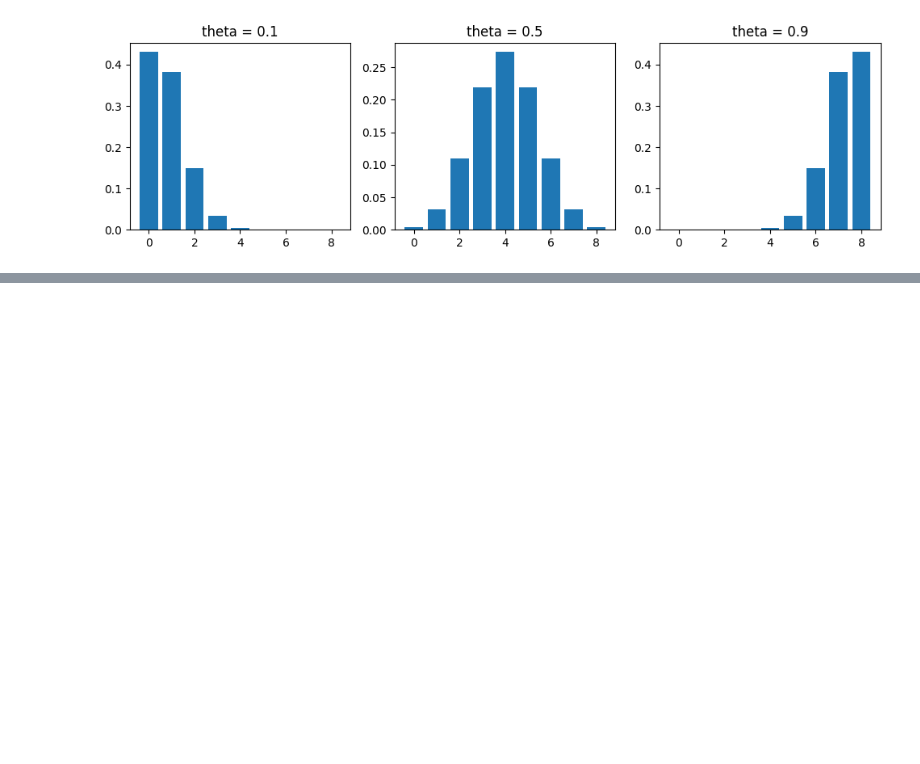
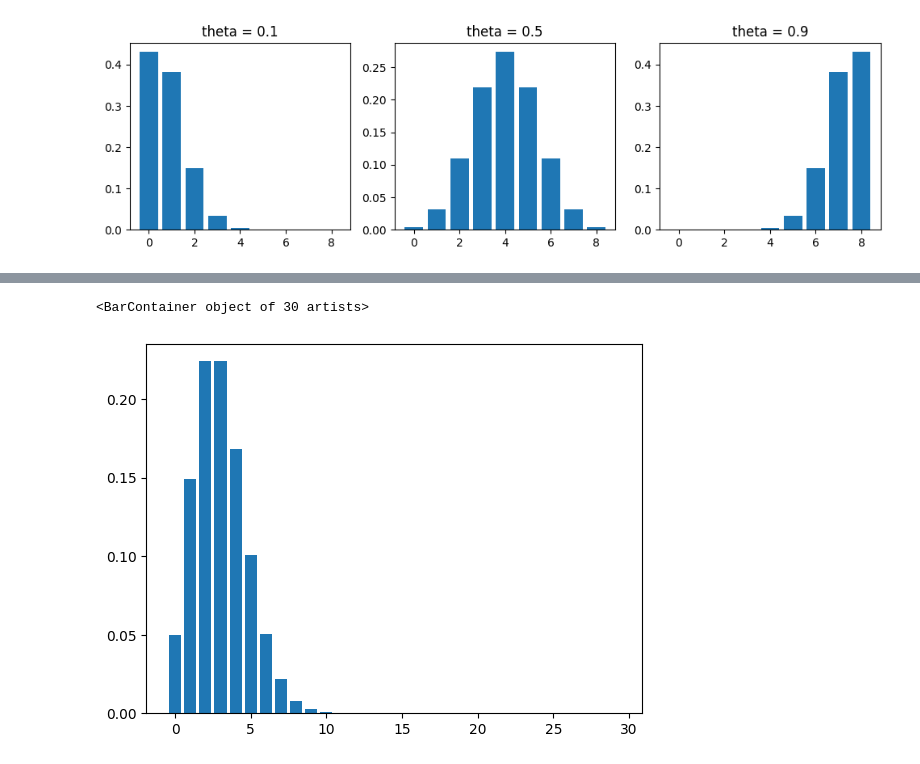
Before and after one commit to 1024xx4/bayes_machine_learning, a Jupyter notebook: probability_distribution.ipynb, the cells around one changed output, grey strips where cells are left out. Cells and saved outputs as stored; diff of their text form; code cells hidden in the pictures; blank space fills up the shorter version.

```diff
--- a/probability_distribution.ipynb
+++ b/probability_distribution.ipynb
@@ -177,0 +214,7 @@ for i, param in enumerate(params):
+# %%
+# 確率質量関数の描画（適当に30で打ち切る）※Poisson分布は、本来、任意の自然数x で非Zero の確率値を持つ。
+ar = np.arange(0, 30)
+plt.bar(ar, poi_dist.pmf(ar))
+# %% [output]
+<BarContainer object of 30 artists>
+[figure, added]
```
Also changed, not shown: parts of 4 cells of this notebook.
